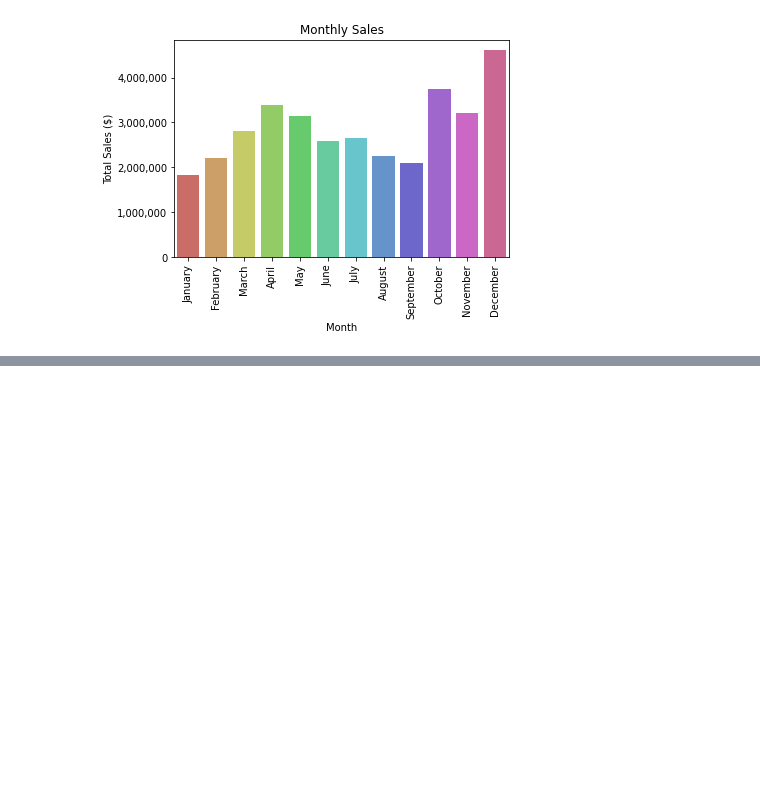
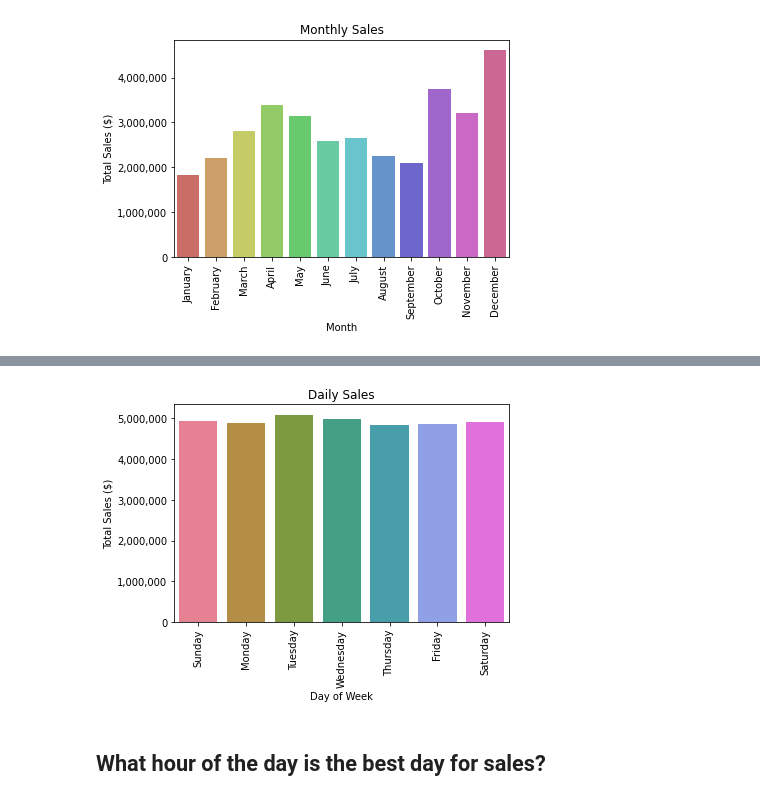
Before and after one commit to lognorman20/tech-sales-analysis, a Jupyter notebook: EDA.ipynb, the cells around one changed output, grey strips where cells are left out. Saved outputs shown, nothing was run; the diff lists cells and outputs as text; code cells hidden in the pictures; blank space fills up the shorter version.

```diff
--- a/EDA.ipynb
+++ b/EDA.ipynb
@@ -81,0 +170,7 @@ plt.gca().yaxis.set_major_formatter(plt.matplotlib.ticker.StrMethodFormatter('{x
+# %%
+df['Order Date'] = pd.to_datetime(df['Order Date'])
+df['day_of_week'] = df['Order Date'].dt.day_name()
+df['day_of_week'] = pd.Categorical(df['day_of_week'], categories=
+    ['Sunday','Monday','Tuesday','Wednesday','Thursday','Friday','Saturday'],
+    ordered=True)
+df.head()
@@ -81,0 +184,7 @@ plt.gca().yaxis.set_major_formatter(plt.matplotlib.ticker.StrMethodFormatter('{x
+# %%
+dayofweek_sales_values = []
+
+for day in df['day_of_week'].unique():
+    table = df.loc[df['day_of_week'] == day]
+    dayofweek_sales_values.append(table['Sale_Value'].sum())
+dayofweek_sales_values
@@ -81,0 +199,5 @@ plt.gca().yaxis.set_major_formatter(plt.matplotlib.ticker.StrMethodFormatter('{x
+# %%
+dayofweek_sales = pd.DataFrame()
+dayofweek_sales['day_of_week'] = df['day_of_week'].unique()
+dayofweek_sales['Total Sales ($)'] = dayofweek_sales_values
+dayofweek_sales.sort_values(by=['Total Sales ($)'])
@@ -81,0 +213,11 @@ plt.gca().yaxis.set_major_formatter(plt.matplotlib.ticker.StrMethodFormatter('{x
+# %%
+chart = sns.barplot(x="day_of_week", y="Total Sales ($)", data=dayofweek_sales, order=None, palette = 'husl')
+chart.set_title('Daily Sales')
+plt.ticklabel_format(style='plain', axis='y')
+plt.xlabel("Day of Week")
+chart.set_xticklabels(chart.get_xticklabels(), rotation = 90)
+plt.gca().yaxis.set_major_formatter(plt.matplotlib.ticker.StrMethodFormatter('{x:,.0f}'))
+# %% [output]
+[figure, added]
+# %% [markdown]
+## What hour of the day is the best day for sales?
```
Also changed, not shown: parts of 17 cells of this notebook.
